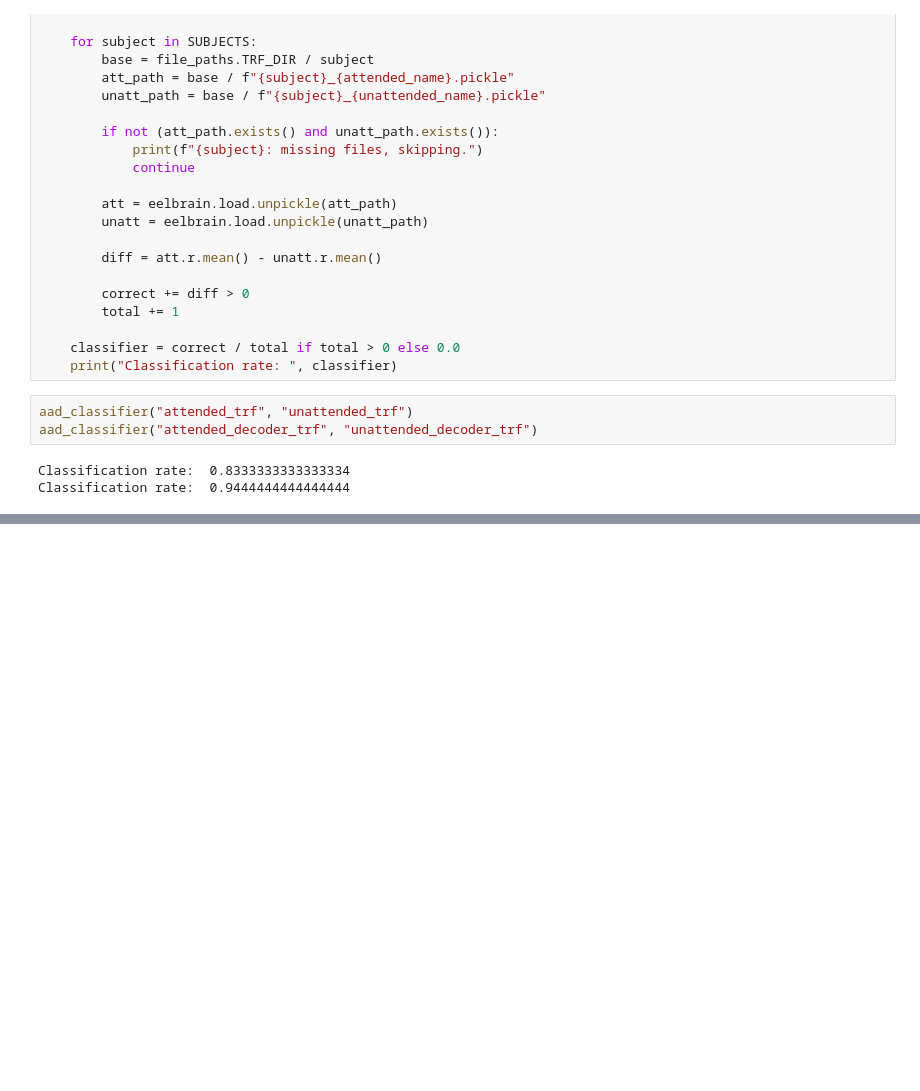
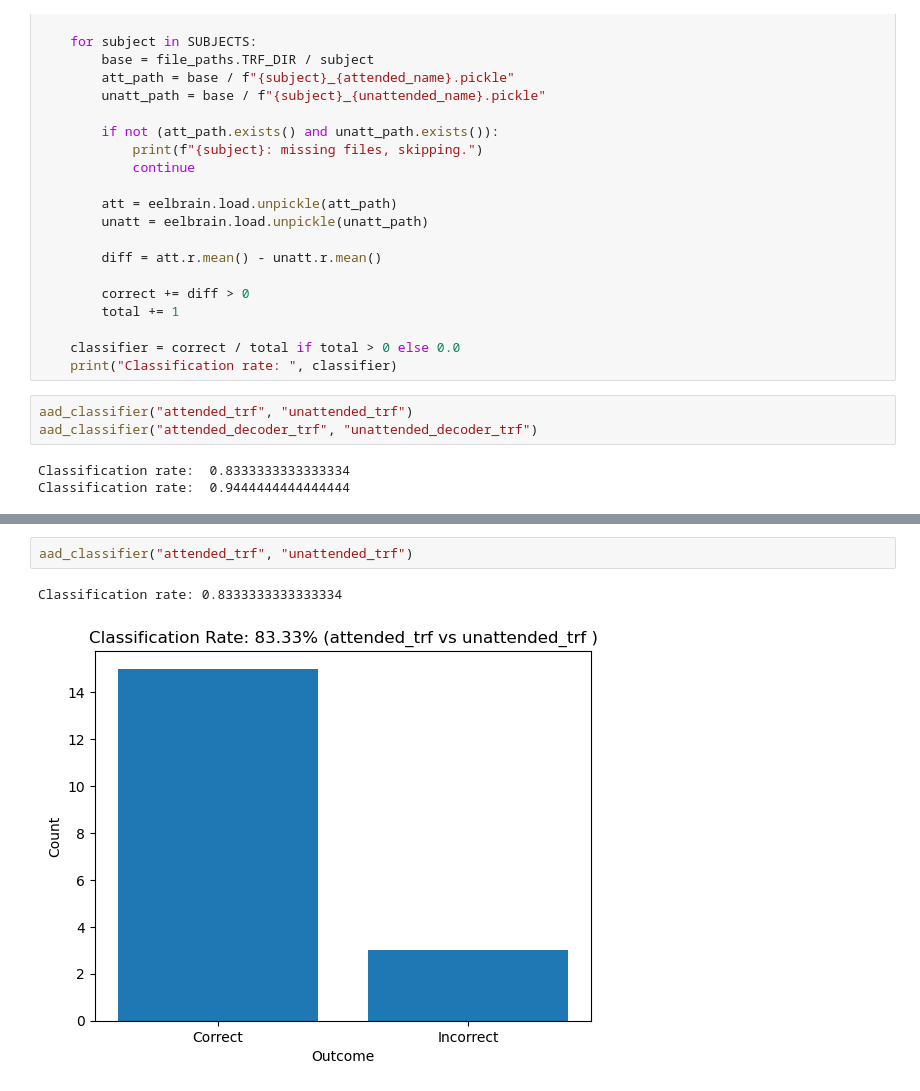
Before and after one commit to sylmester/fuglsang, a Jupyter notebook: figures/add_classifier.ipynb, the cells around one changed output, grey strips where cells are left out. Saved outputs shown, nothing was run; the diff lists cells and outputs as text; blank space fills up the shorter version.

Commit message:
Add aad classifier plots and forward p-values.

```diff
--- a/figures/add_classifier.ipynb
+++ b/figures/add_classifier.ipynb
@@ -46,0 +97,5 @@ Classification rate:  0.9444444444444444
+# %%
+aad_classifier("attended_trf", "unattended_trf")
+# %% [output]
+Classification rate: 0.8333333333333334
+[figure, added]
```
Also changed, not shown: parts of 2 cells of this notebook, 1 other file.
